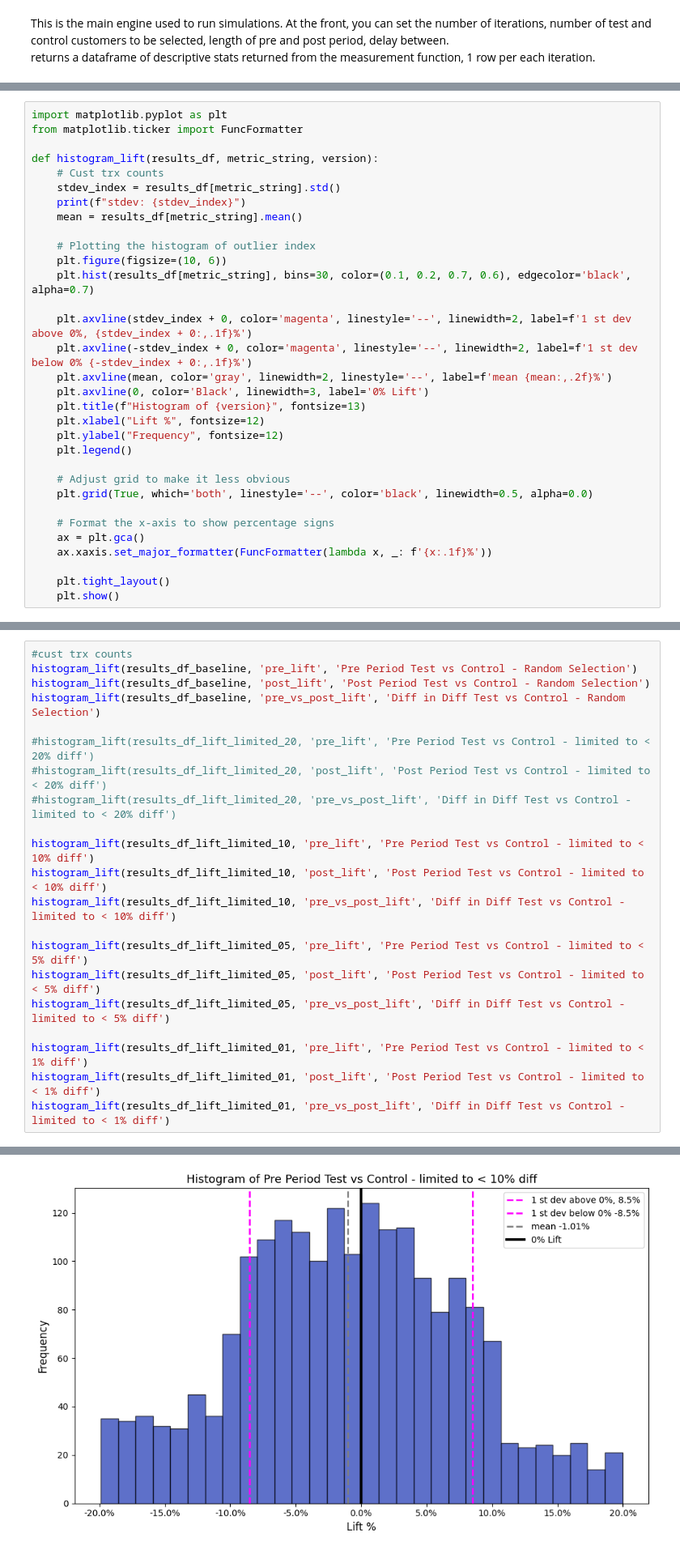
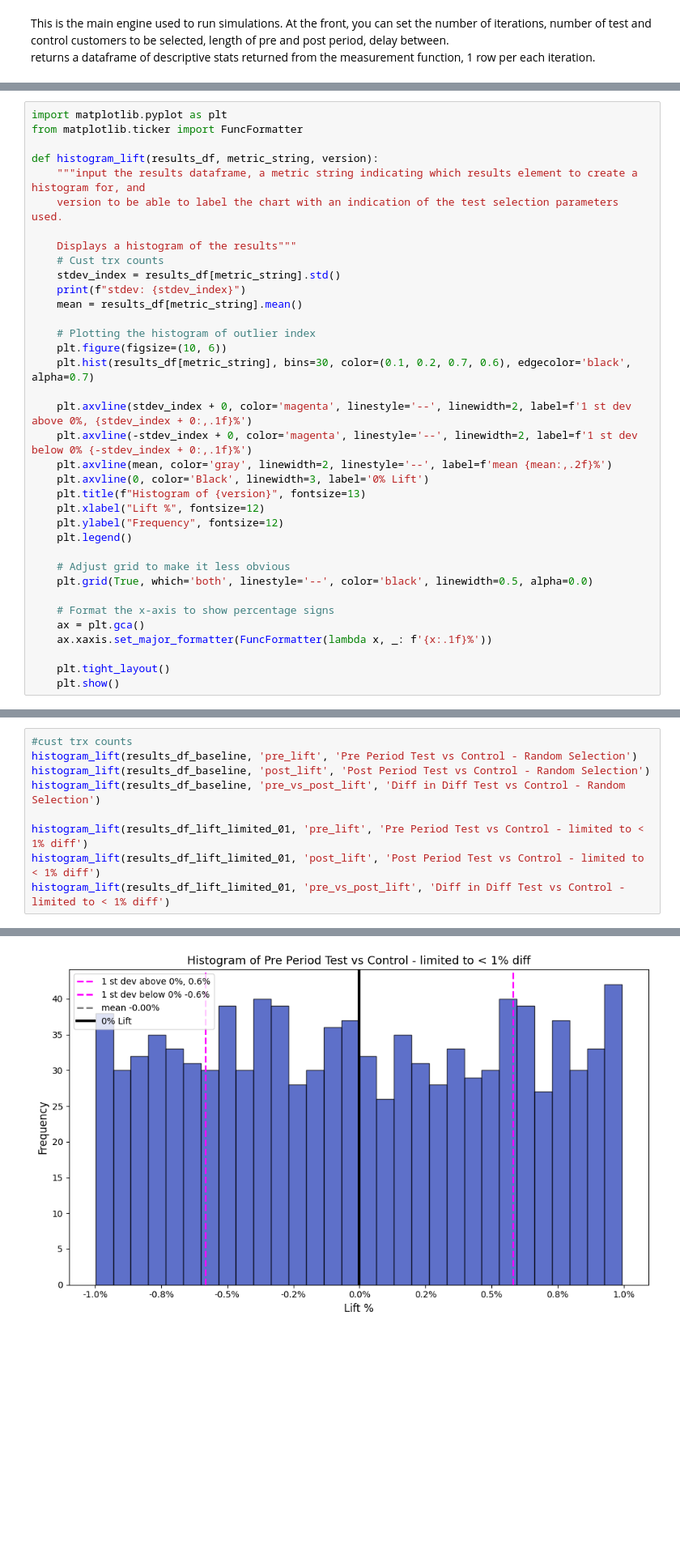
Before and after one commit to jcampbell542/optimizing_customer_test_measurement, a Jupyter notebook: Improved Random Selection.ipynb, the cells around one changed output, grey strips where cells are left out. Shown: that part at 81% size. Drawn from its saved outputs; the diff is of its cells as text; blank space fills up the shorter version.

```diff
--- a/Improved Random Selection.ipynb
+++ b/Improved Random Selection.ipynb
@@ -649,6 +634,10 @@ import matplotlib.pyplot as plt
 from matplotlib.ticker import FuncFormatter
 
 def histogram_lift(results_df, metric_string, version):
+    """input the results dataframe, a metric string indicating which results element to create a histogram for, and
+    version to be able to label the chart with an indication of the test selection parameters used.
+
+    Displays a histogram of the results"""
     # Cust trx counts
     stdev_index = results_df[metric_string].std()
     print(f"stdev: {stdev_index}")
@@ -684,18 +673,6 @@ histogram_lift(results_df_baseline, 'pre_lift', 'Pre Period Test vs Control - Ra
 histogram_lift(results_df_baseline, 'post_lift', 'Post Period Test vs Control - Random Selection')
 histogram_lift(results_df_baseline, 'pre_vs_post_lift', 'Diff in Diff Test vs Control - Random Selection')
 
-#histogram_lift(results_df_lift_limited_20, 'pre_lift', 'Pre Period Test vs Control - limited to < 20% diff')
-#histogram_lift(results_df_lift_limited_20, 'post_lift', 'Post Period Test vs Control - limited to < 20% diff')
-#histogram_lift(results_df_lift_limited_20, 'pre_vs_post_lift', 'Diff in Diff Test vs Control - limited to < 20% diff')
-
-histogram_lift(results_df_lift_limited_10, 'pre_lift', 'Pre Period Test vs Control - limited to < 10% diff')
-histogram_lift(results_df_lift_limited_10, 'post_lift', 'Post Period Test vs Control - limited to < 10% diff')
-histogram_lift(results_df_lift_limited_10, 'pre_vs_post_lift', 'Diff in Diff Test vs Control - limited to < 10% diff')
-
-histogram_lift(results_df_lift_limited_05, 'pre_lift', 'Pre Period Test vs Control - limited to < 5% diff')
-histogram_lift(results_df_lift_limited_05, 'post_lift', 'Post Period Test vs Control - limited to < 5% diff')
-histogram_lift(results_df_lift_limited_05, 'pre_vs_post_lift', 'Diff in Diff Test vs Control - limited to < 5% diff')
-
 histogram_lift(results_df_lift_limited_01, 'pre_lift', 'Pre Period Test vs Control - limited to < 1% diff')
 histogram_lift(results_df_lift_limited_01, 'post_lift', 'Post Period Test vs Control - limited to < 1% diff')
 histogram_lift(results_df_lift_limited_01, 'pre_vs_post_lift', 'Diff in Diff Test vs Control - limited to < 1% diff')
@@ -710 +687 @@ stdev: 8.520774971893099
-[figure, old version]
+[figure, new version]
```
Also changed, not shown: parts of 14 cells of this notebook.
